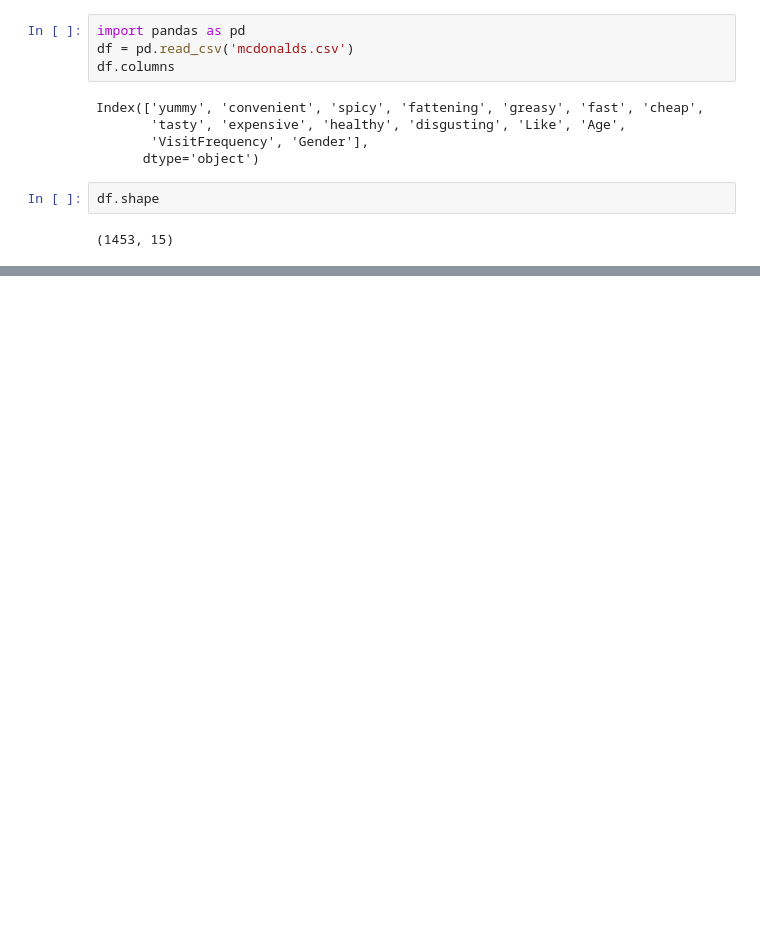
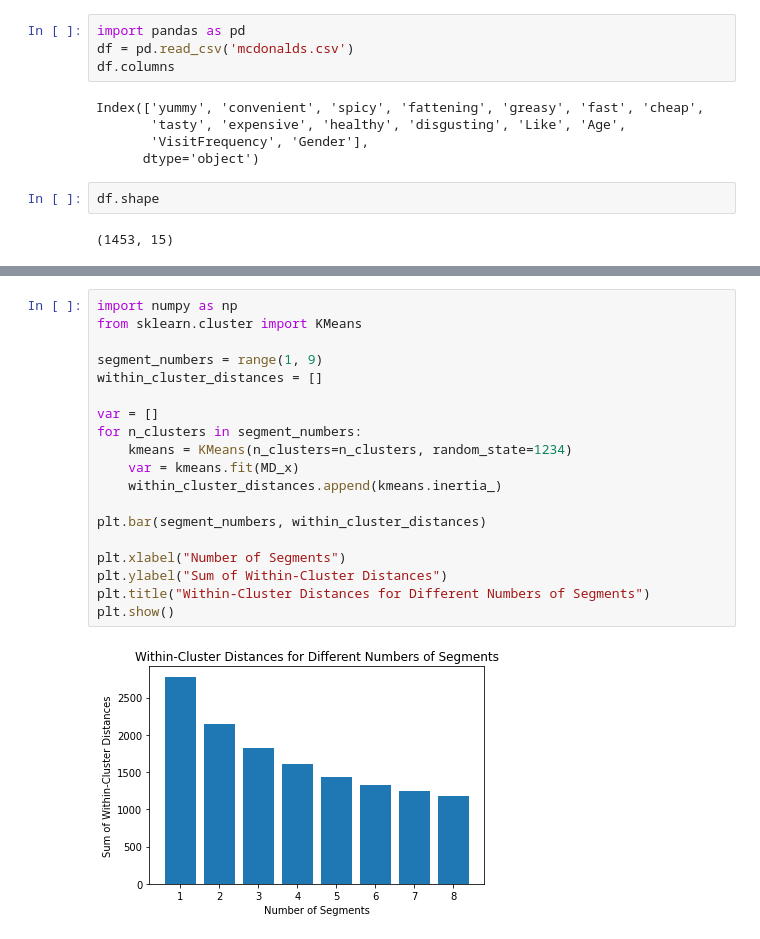
Before and after one commit to Bhatnagar621/McDCaseStudy, a Jupyter notebook: mcdonalds_CaseStudy.ipynb, the cells around one changed output, grey strips where cells are left out. Saved outputs shown, nothing was run; the diff lists cells and outputs as text; blank space fills up the shorter version.

```diff
--- a/mcdonalds_CaseStudy.ipynb
+++ b/mcdonalds_CaseStudy.ipynb
@@ -90,0 +141,21 @@ plt.show()
+# %%
+import numpy as np
+from sklearn.cluster import KMeans
+
+segment_numbers = range(1, 9)
+within_cluster_distances = []
+
+var = []
+for n_clusters in segment_numbers:
+    kmeans = KMeans(n_clusters=n_clusters, random_state=1234)
+    var = kmeans.fit(MD_x)
+    within_cluster_distances.append(kmeans.inertia_)
+
+plt.bar(segment_numbers, within_cluster_distances)
+
+plt.xlabel("Number of Segments")
+plt.ylabel("Sum of Within-Cluster Distances")
+plt.title("Within-Cluster Distances for Different Numbers of Segments")
+plt.show()
+# %% [output]
+[figure, added]
```
Also changed, not shown: parts of 13 cells of this notebook, 1 other file.
